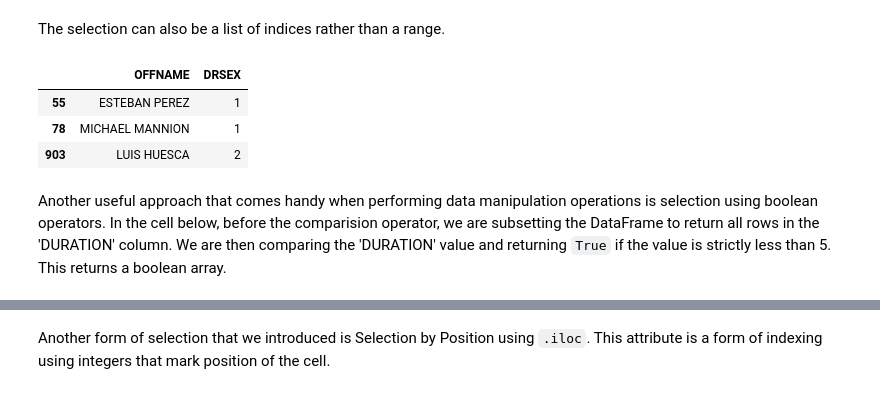
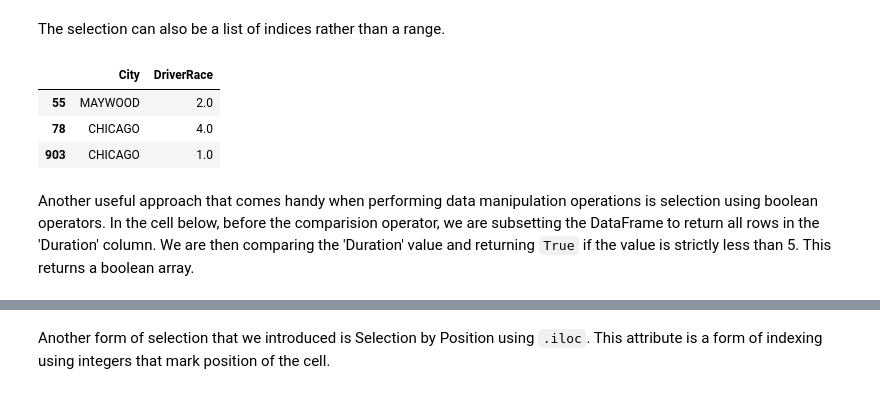
Before and after one commit to rahimrasool/CAN_textbook, a Jupyter notebook: _sources/content/revamped/IntroPandas.ipynb, the cells around one changed output, grey strips where cells are left out. Cells and saved outputs as stored; diff of their text form; code cells hidden in the pictures.

```diff
--- a/_sources/content/revamped/IntroPandas.ipynb
+++ b/_sources/content/revamped/IntroPandas.ipynb
@@ -126,7 +126,7 @@ Pandas offeres reader functions which can read in a data file and return it as a
 
 We will use the `read.csv` function to read the Chicago Police Traffic Stops data.
 # %%
-stops_df = pd.read_csv('idot/IDOT_2021.csv')
+stops_df = pd.read_csv('TrafficStopsChicago.csv')
 # %% [markdown]
 The [documentation](https://pandas.pydata.org/docs/reference/api/pandas.read_csv.html) provides great detail of the arguments that `read_csv()` function accepts. Some of the common ones that you must know are:
 
@@ -320,12 +301,12 @@ stops_df.loc[55:60, ['OFFNAME','DRSEX']]
 # %% [markdown]
 The selection can also be a list of indices rather than a range.
 # %%
-stops_df.loc[[55,78,903], ['OFFNAME','DRSEX']]
+stops_df.loc[[55,78,903], ['City','DriverRace']]
 # %% [output]
-|  | OFFNAME | DRSEX |
-| 55 | ESTEBAN PEREZ | 1 |
-| 78 | MICHAEL MANNION | 1 |
-| 903 | LUIS HUESCA | 2 |
+|  | City | DriverRace |
+| 55 | MAYWOOD | 2.0 |
+| 78 | CHICAGO | 4.0 |
+| 903 | CHICAGO | 1.0 |
 # %% [markdown]
-Another useful approach that comes handy when performing data manipulation operations is selection using boolean operators. In the cell below, before the comparision operator, we are subsetting the DataFrame to return all rows in the 'DURATION' column. We are then comparing the 'DURATION' value and returning `True` if the value is strictly less than 5. This returns a boolean array.
+Another useful approach that comes handy when performing data manipulation operations is selection using boolean operators. In the cell below, before the comparision operator, we are subsetting the DataFrame to return all rows in the 'Duration' column. We are then comparing the 'Duration' value and returning `True` if the value is strictly less than 5. This returns a boolean array.
 # %%
```
Also changed, not shown: parts of 95 cells of this notebook, 3 other files.
